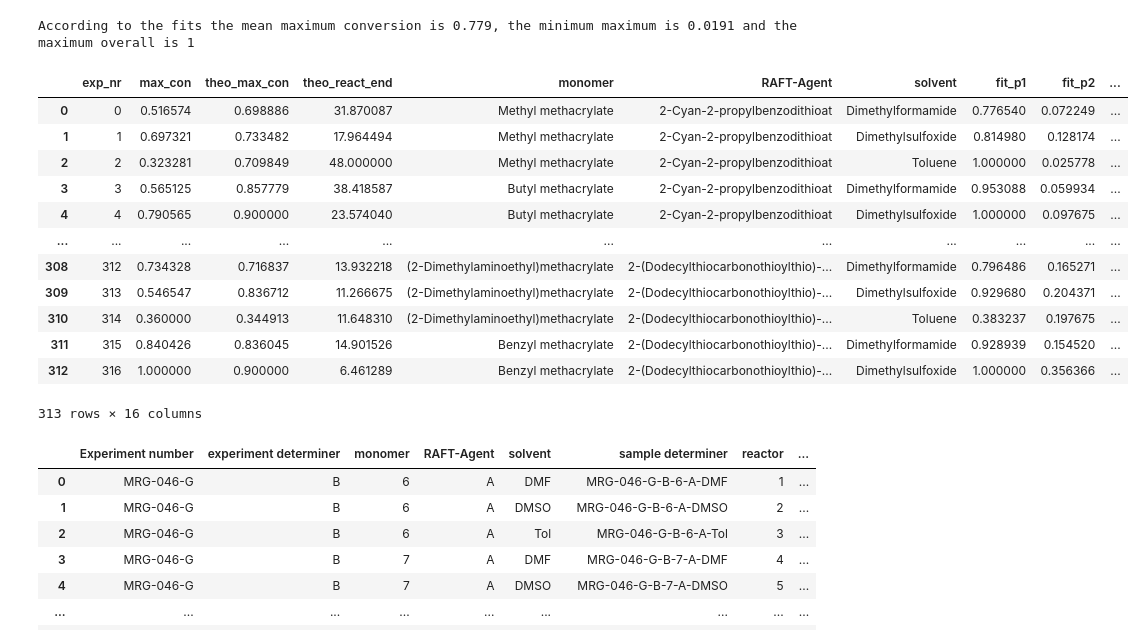
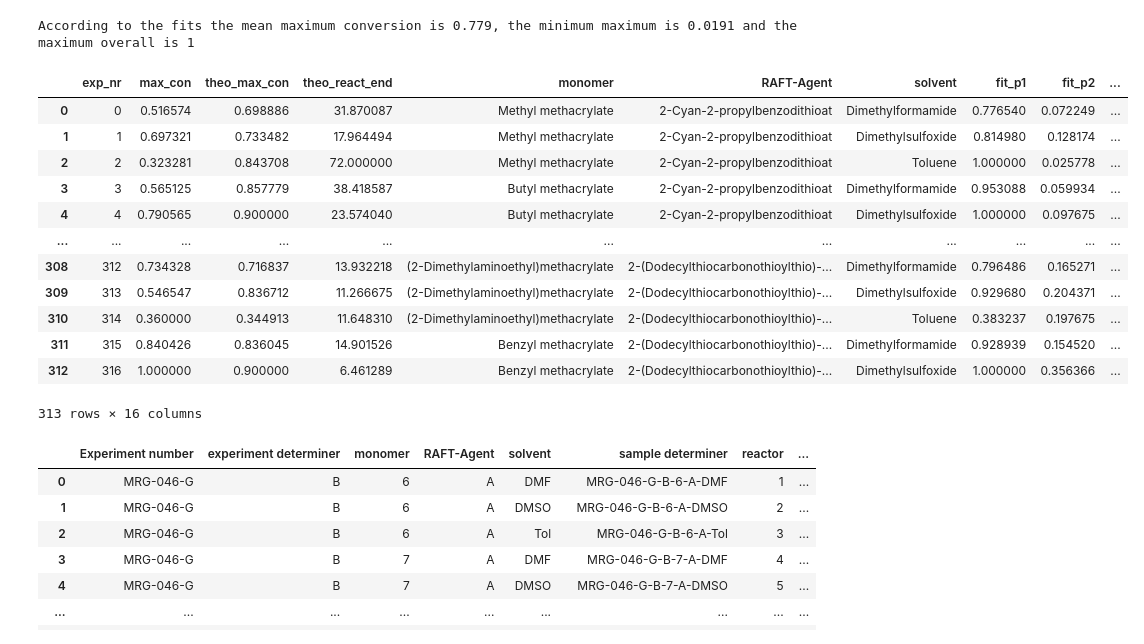
Before and after one commit to Bizbalt/RAFT-knowledgebase, a Jupyter notebook: sort_RAFT_table/dataset_analysis.ipynb, the cells around one changed output. Drawn from its saved outputs; the diff is of its cells as text; code cells hidden in the pictures.

```diff
--- a/sort_RAFT_table/dataset_analysis.ipynb
+++ b/sort_RAFT_table/dataset_analysis.ipynb
@@ -171,3 +171,13 @@ for index, polymerisation_kinetic in sRt.df.iterrows():
 for kinetic_curve in kinetic_curves:
     kinetic_curve["Mn"].fillna(0, inplace=True)
     kinetic_curve["Mw"].fillna(0, inplace=True)
+# %%
+ # manually exclude experiment 301 as it disturbs the covariance plotting and has an unreasonable conversion value course.
+if kinetic_curves[301]["exp_nr"].iloc[1] == "301":
+    print(kinetic_curves[301])
+    fig = px.line(kinetic_curves[301].dropna(subset="conversion"), x="time", y="conversion", title=f"kinetic 301 ", labels={"x":"time", "y":"conversion"})
+    fig.add_scatter(x=kinetic_curves[301]["time"], y=kinetic_curves[301]["conversion"], mode="lines+markers", line=dict(dash="dot"), name="Mn")
+    fig.show()
+    kinetic_curves.pop(301)
+else:
+    print("Cell was already run. Experiment is deleted.")
@@ -288,6 +294,8 @@ for idx, kinetic_curve in enumerate(kinetic_curves):
     mask = ~np.isnan(ydata)
     xdata, ydata = xdata[mask], ydata[mask]
 
+    # the same for Mn and Mw
+
     # fitting section
     p_initial = [max(ydata), 0.1] # this is a mandatory initial guess
     ng_fit = fit_and_exclude_outliers(x=xdata, y=ydata, fit_func=neg_growth, p0=p_initial, bounds=([0, -np.inf], [1, np.inf]))
@@ -300,16 +308,7 @@ for idx, kinetic_curve in enumerate(kinetic_curves):
     #     x=xdata, y=ydata, fit_func=linear_growth, p0=[max(ydata)/7], bounds=([0], [np.inf]))
 
     # calculate the squared error of fit and data points
-    y_st =[]
-    x_st = []
-    for y_val, x_val in zip(ydata, xdata):
-        if np.isnan(y_val) or np.isnan(x_val):
-            continue
-        y_st.append(y_val)
-        x_st.append(x_val)
-    y_st = np.array(y_st)
-    x_st = np.array(x_st)
-    squared_error = np.sum((y_st - neg_growth(x_st, *popt))**2)
+    squared_error =np.mean(np.square(ydata - neg_growth(xdata, *popt)))
 
     new_row = pd.DataFrame({"exp_nr":kinetic_curve["exp_nr"].iloc[1], "max_con":max(ydata),
                         "theo_max_con":"yet to calc", "theo_react_end":"yet to calc",
@@ -457,24 +456,24 @@ According to the fits the mean maximum conversion is 0.779, the minimum maximum
 # %%
 # determining apposite reaction end values.
 # The moment where 90% of the maximum conversion have been reached can be seen as a practical maximum conversion point
 kinetics_df["theo_max_con"] = kinetics_df["fit_p1"].apply(lambda x: x*0.9)
 
 def y_converted_negative_growth(y, l, k):
     return -np.log(1 - y / l) / k
 
 kinetics_df["theo_react_end"] = \
     [y_converted_negative_growth(y, fit_p1, fit_p2) for y, fit_p1, fit_p2 in zip(kinetics_df["theo_max_con"], kinetics_df["fit_p1"], kinetics_df["fit_p2"])]
 
 # the theoretical maximal conversion must be capped at reasonable time (we take two days here) that is applying 139/313 entries
-kinetics_df["theo_react_end"] = [48 if x > 48 else x for x in kinetics_df["theo_react_end"].values]
+kinetics_df["theo_react_end"] = [72 if x > 72 else x for x in kinetics_df["theo_react_end"].values]
 # recalculate the apposite maximal conversion
 kinetics_df["theo_max_con"] = [neg_growth(x, p1, p2) for x, p1, p2 in zip(kinetics_df["theo_react_end"], kinetics_df["fit_p1"], kinetics_df["fit_p2"])]
 kinetics_df
 # %% [output]
 |  | exp_nr | max_con | theo_max_con | theo_react_end | monomer | RAFT-Agent | solvent | fit_p1 | fit_p2 | ... |
 | 0 | 0 | 0.516574 | 0.698886 | 31.870087 | Methyl methacrylate | 2-Cyan-2-propylbenzodithioat | Dimethylformamide | 0.776540 | 0.072249 | ... |
 | 1 | 1 | 0.697321 | 0.733482 | 17.964494 | Methyl methacrylate | 2-Cyan-2-propylbenzodithioat | Dimethylsulfoxide | 0.814980 | 0.128174 | ... |
-| 2 | 2 | 0.323281 | 0.709849 | 48.000000 | Methyl methacrylate | 2-Cyan-2-propylbenzodithioat | Toluene | 1.000000 | 0.025778 | ... |
+| 2 | 2 | 0.323281 | 0.843708 | 72.000000 | Methyl methacrylate | 2-Cyan-2-propylbenzodithioat | Toluene | 1.000000 | 0.025778 | ... |
 | 3 | 3 | 0.565125 | 0.857779 | 38.418587 | Butyl methacrylate | 2-Cyan-2-propylbenzodithioat | Dimethylformamide | 0.953088 | 0.059934 | ... |
 | 4 | 4 | 0.790565 | 0.900000 | 23.574040 | Butyl methacrylate | 2-Cyan-2-propylbenzodithioat | Dimethylsulfoxide | 1.000000 | 0.097675 | ... |
 | ... | ... | ... | ... | ... | ... | ... | ... | ... | ... | ... |
```
Also changed, not shown: parts of 3 cells of this notebook.
